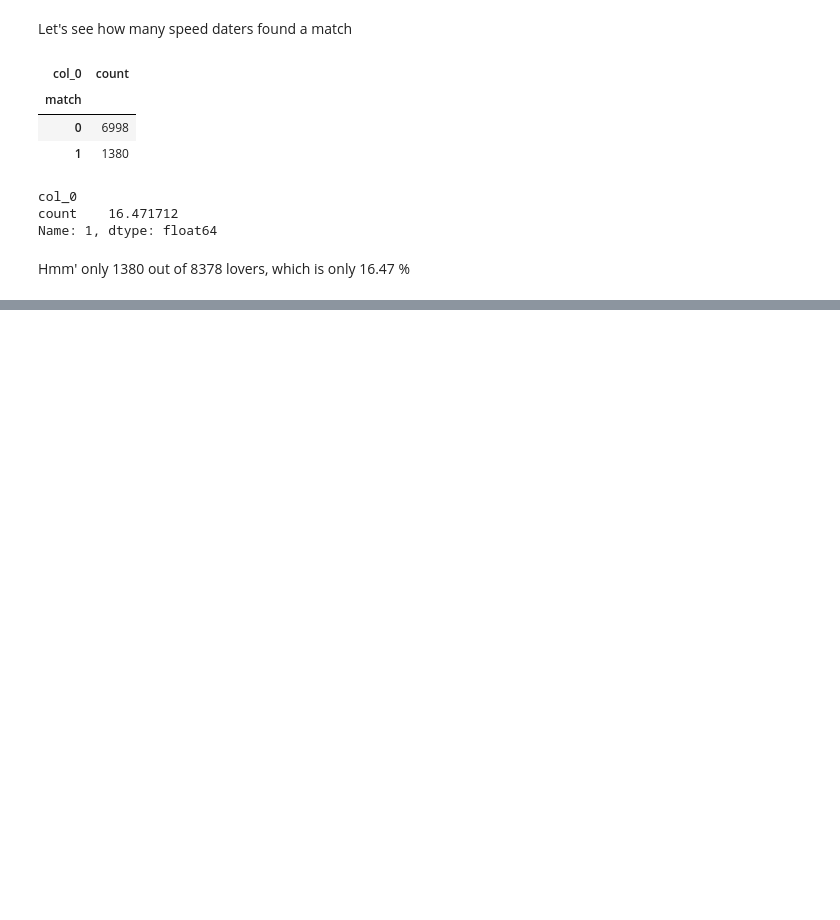
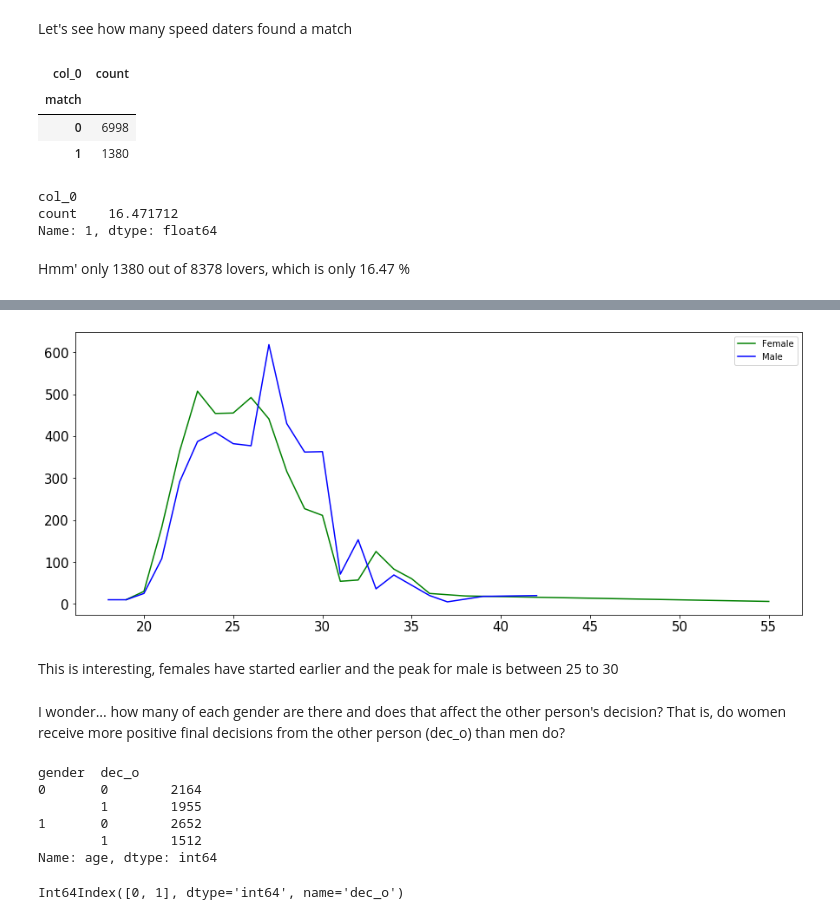
Before and after one commit to erjpsingh/dateyourmate, a Jupyter notebook: dateyourmate.ipynb, the cells around one changed output, grey strips where cells are left out. Cells and saved outputs as stored; diff of their text form; code cells hidden in the pictures; blank space fills up the shorter version.

```diff
--- a/dateyourmate.ipynb
+++ b/dateyourmate.ipynb
@@ -131,0 +159,3 @@ Hmm' only 1380 out of 8378 lovers, which is only 16.47 %
+# %%
+gb = df.groupby(['gender','age']).age.count()
+gb[]
@@ -131,0 +180,29 @@ Hmm' only 1380 out of 8378 lovers, which is only 16.47 %
+# %%
+fig = plt.figure(figsize=(15,6))
+ax = fig.add_subplot(1,1,1)
+ax.plot(gb[0],'g', label = 'Female')
+ax.plot(gb[1],'b',label = 'Male')
+ax.legend(loc='best')
+
+ax.tick_params(axis='x', which='major', labelsize=15)
+ax.tick_params(axis='y', which='major', labelsize=15)
+# %% [output]
+[figure, added]
+# %% [markdown]
+This is interesting, females have started earlier and the peak for male is between 25 to 30
+# %% [markdown]
+I wonder... how many of each gender are there and does that affect the other person's decision? That is, do women receive more positive final decisions from the other person (dec_o) than men do?
+# %%
+gb = df.groupby(['gender','dec_o']).age.count()
+gb
+# %% [output]
+gender  dec_o
+0       0        2164
+        1        1955
+1       0        2652
+        1        1512
+Name: age, dtype: int64
+# %%
+gb[0].index
+# %% [output]
+Int64Index([0, 1], dtype='int64', name='dec_o')
```
Also changed, not shown: parts of 17 cells of this notebook.
